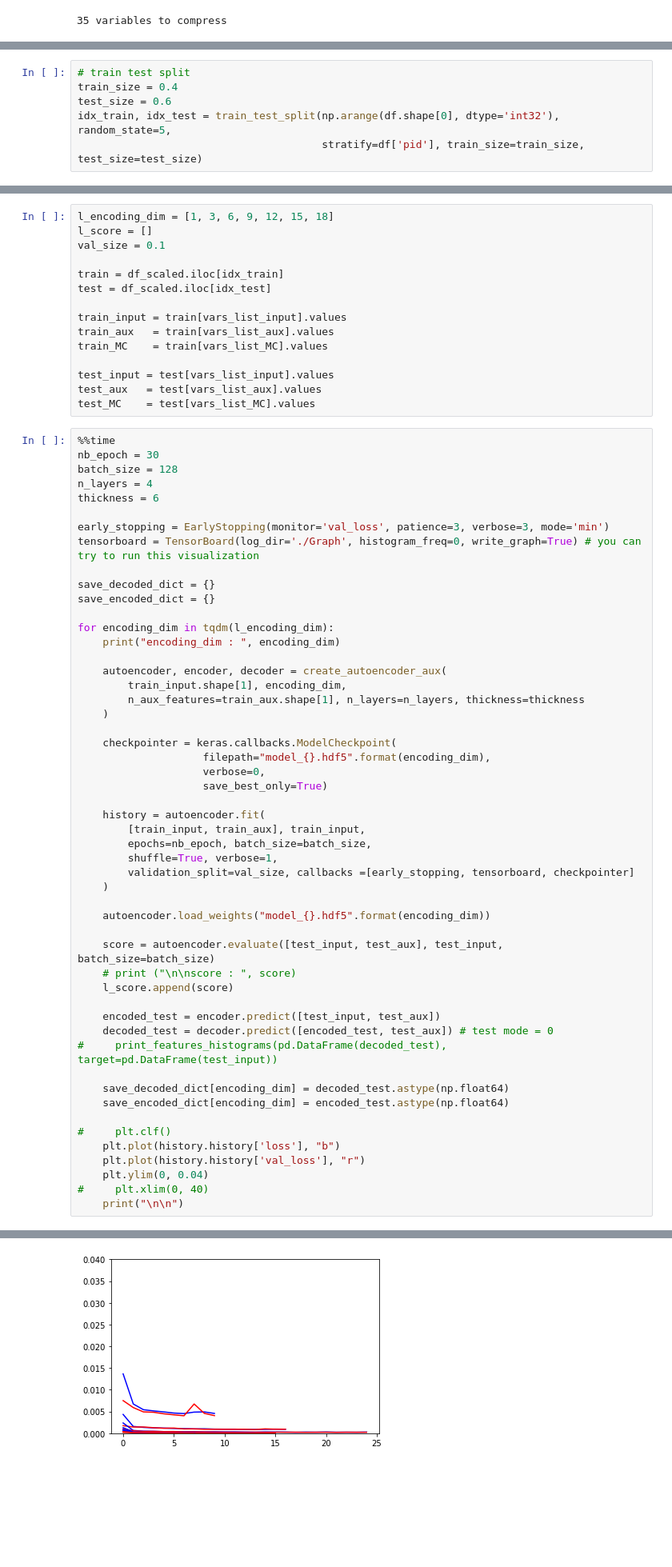
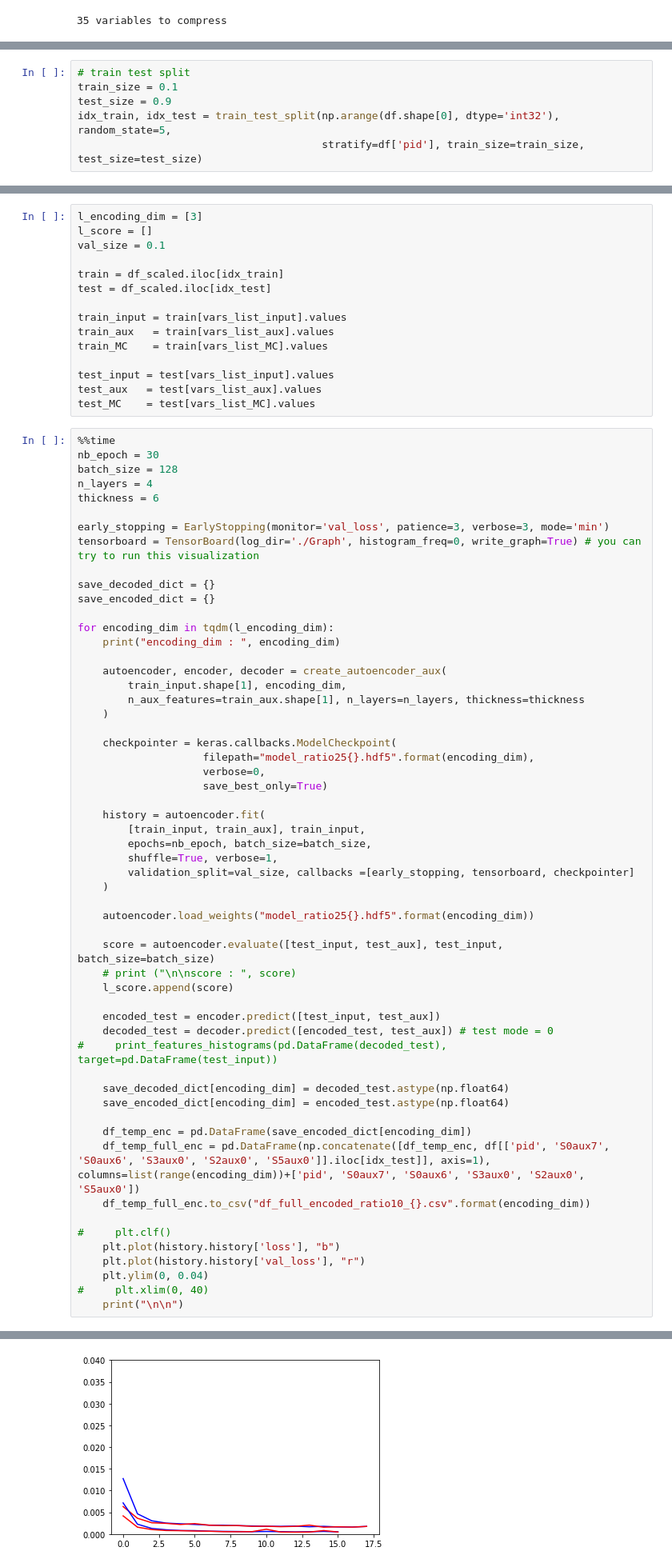
Before and after one commit to weissercn/LHCb_PID_Compression, a Jupyter notebook: train_and_test_autoencoders.ipynb, the cells around one changed output, grey strips where cells are left out. Shown at 80% size. Saved outputs shown, nothing was run; the diff lists cells and outputs as text; blank space fills up the shorter version.

```diff
--- a/train_and_test_autoencoders.ipynb
+++ b/train_and_test_autoencoders.ipynb
@@ -136,8 +118,8 @@ Wall time: 20.2 s
 # Разобъем индексы на train и test
 # %%
 # train test split
-train_size = 0.4
-test_size = 0.6
+train_size = 0.1
+test_size = 0.9
 idx_train, idx_test = train_test_split(np.arange(df.shape[0], dtype='int32'), random_state=5,
                                        stratify=df['pid'], train_size=train_size, test_size=test_size)
 # %%
@@ -233,7 +215,7 @@ def create_autoencoder_aux(n_features, encoding_dim, n_aux_features=5, p_drop=0.
 # %% [markdown]
 ## Обучим автоэнкодер
 # %%
-l_encoding_dim = [1, 3, 6, 9, 12, 15, 18]
+l_encoding_dim = [3]
 l_score = []
 val_size = 0.1
 
@@ -269,7 +251,7 @@ for encoding_dim in tqdm(l_encoding_dim):
     )
 
     checkpointer = keras.callbacks.ModelCheckpoint(
-                    filepath="model_{}.hdf5".format(encoding_dim),
+                    filepath="model_ratio25{}.hdf5".format(encoding_dim),
                     verbose=0,
                     save_best_only=True)
 
@@ -280,7 +262,7 @@ for encoding_dim in tqdm(l_encoding_dim):
         validation_split=val_size, callbacks =[early_stopping, tensorboard, checkpointer]
     )
 
-    autoencoder.load_weights("model_{}.hdf5".format(encoding_dim))
+    autoencoder.load_weights("model_ratio25{}.hdf5".format(encoding_dim))
 
     score = autoencoder.evaluate([test_input, test_aux], test_input, batch_size=batch_size)
     # print ("\n\nscore : ", score)
@@ -293,6 +275,10 @@ for encoding_dim in tqdm(l_encoding_dim):
     save_decoded_dict[encoding_dim] = decoded_test.astype(np.float64)
     save_encoded_dict[encoding_dim] = encoded_test.astype(np.float64)
 
+    df_temp_enc = pd.DataFrame(save_encoded_dict[encoding_dim])
+    df_temp_full_enc = pd.DataFrame(np.concatenate([df_temp_enc, df[['pid', 'S0aux7', 'S0aux6', 'S3aux0', 'S2aux0', 'S5aux0']].iloc[idx_test]], axis=1), columns=list(range(encoding_dim))+['pid', 'S0aux7', 'S0aux6', 'S3aux0', 'S2aux0', 'S5aux0'])
+    df_temp_full_enc.to_csv("df_full_encoded_ratio10_{}.csv".format(encoding_dim))
+
 #     plt.clf()
     plt.plot(history.history['loss'], "b")
     plt.plot(history.history['val_loss'], "r")
@@ -427 +325 @@ Wall time: 5h 9min 1s
-[figure, old version]
+[figure, new version]
```
Also changed, not shown: parts of 22 cells of this notebook.
